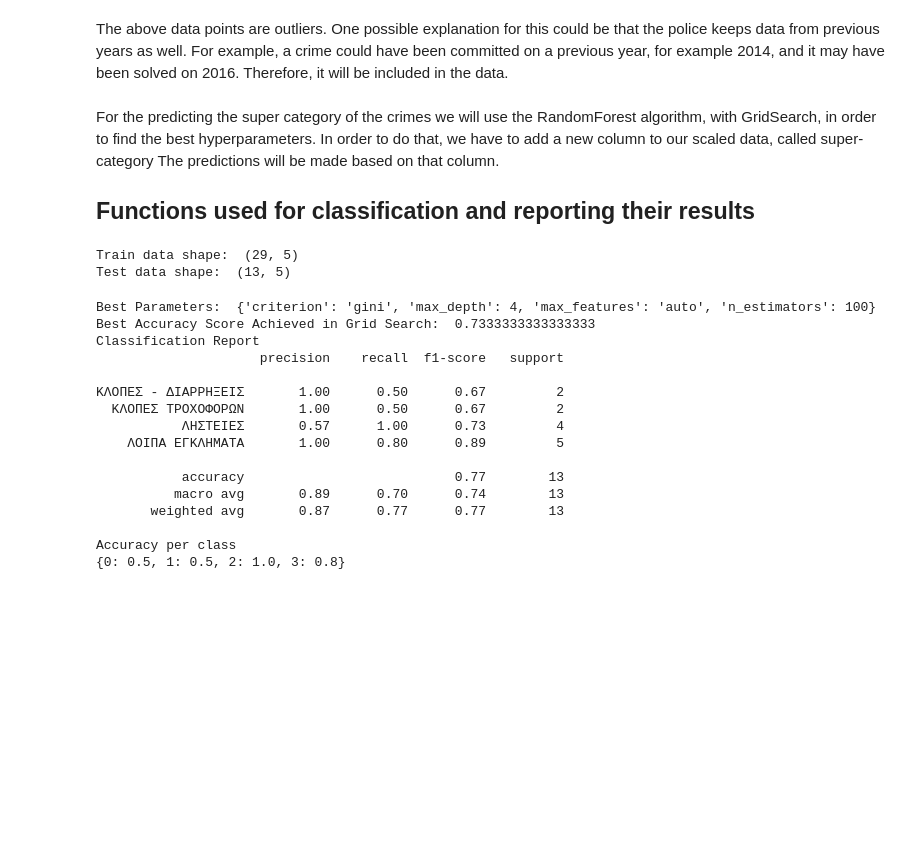
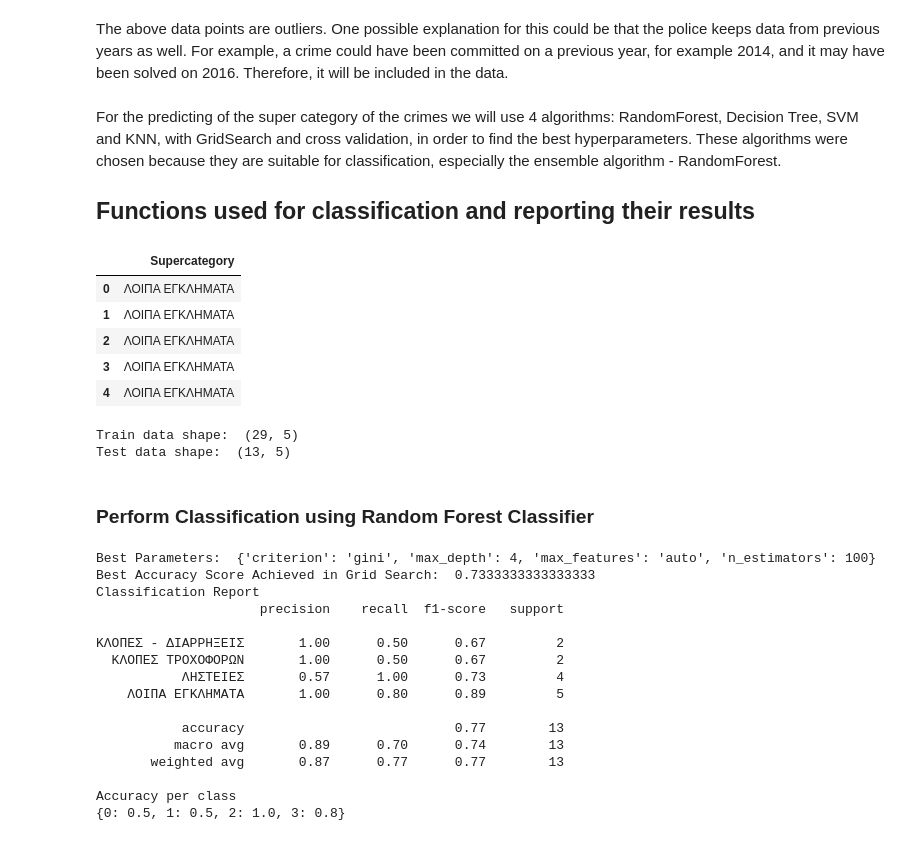
Before and after one commit to gbouzioto/data_mining_master_2020, a Jupyter notebook: exercise_3/crimes/crime.ipynb, the cells around one changed output. Drawn from its saved outputs; the diff is of its cells as text; code cells hidden in the pictures; blank space fills up the shorter version.

```diff
--- a/exercise_3/crimes/crime.ipynb
+++ b/exercise_3/crimes/crime.ipynb
@@ -382,9 +380,9 @@ The above data points are outliers. One possible explanation for this could be t
 years as well. For example, a crime could have been committed on a previous year, for example 2014, and it may have been
 solved on 2016. Therefore, it will be included in the data.
 # %% [markdown]
-For the predicting the super category of the crimes we will use the RandomForest algorithm, with GridSearch, in order to
-find the best hyperparameters. In order to do that, we have to add a new column to our scaled data, called super-category
-The predictions will be made based on that column.
+For the predicting of the super category of the crimes we will use 4 algorithms: RandomForest, Decision Tree, SVM and KNN,
+with GridSearch and cross validation, in order to find the best hyperparameters. These algorithms were chosen because they
+are suitable for classification, especially the ensemble algorithm - RandomForest.
 
 ## Functions used for classification and reporting their results
 # %%
@@ -468,26 +466,39 @@ def perform_classification_with_grid_search(clf_name, data_train, data_test, tar
     general_classification_report(target_test, pred)
     best_estimator.score(data_test, target_test)
 # %%
-#Split the dataset
+# Create the super-category DataFrame
 
 data = []
 for i in range(14):
     data.append("ΛΟΙΠΑ ΕΓΚΛΗΜΑΤΑ")
 for i in range(8):
     data.append("ΚΛΟΠΕΣ - ΔΙΑΡΡΗΞΕΙΣ")
 for i in range(5):
     data.append("ΚΛΟΠΕΣ ΤΡΟΧΟΦΟΡΩΝ")
 for i in range(15):
     data.append("ΛΗΣΤΕΙΕΣ")
 
+
 df_y = pd.DataFrame(columns=['Supercategory'], data=data)
-
-X_train, X_test, y_train, y_test = train_test_split(data_scaled, df_y, test_size=0.3, random_state=42)
-print("Train data shape: ", X_train.shape)
-print("Test data shape: ", X_test.shape)
+df_y.head()
 # %% [output]
-Train data shape:  (29, 5)
-Test data shape:  (13, 5)
+|  | Supercategory |
+| 0 | ΛΟΙΠΑ ΕΓΚΛΗΜΑΤΑ |
+| 1 | ΛΟΙΠΑ ΕΓΚΛΗΜΑΤΑ |
+| 2 | ΛΟΙΠΑ ΕΓΚΛΗΜΑΤΑ |
+| 3 | ΛΟΙΠΑ ΕΓΚΛΗΜΑΤΑ |
+| 4 | ΛΟΙΠΑ ΕΓΚΛΗΜΑΤΑ |
+# %%
+# Split the dataset
+
+X_train, X_test, y_train, y_test = train_test_split(data_scaled, df_y, test_size=0.3, random_state=42)
+print("Train data shape: ", X_train.shape)
+print("Test data shape: ", X_test.shape)
+# %% [output]
+Train data shape:  (29, 5)
+Test data shape:  (13, 5)
+# %% [markdown]
+### Perform Classification using Random Forest Classifier
 # %%
 perform_classification_with_grid_search('Random Forest', X_train, X_test, y_train, y_test)
 # %% [output]
```
Also changed, not shown: parts of 11 cells of this notebook.
